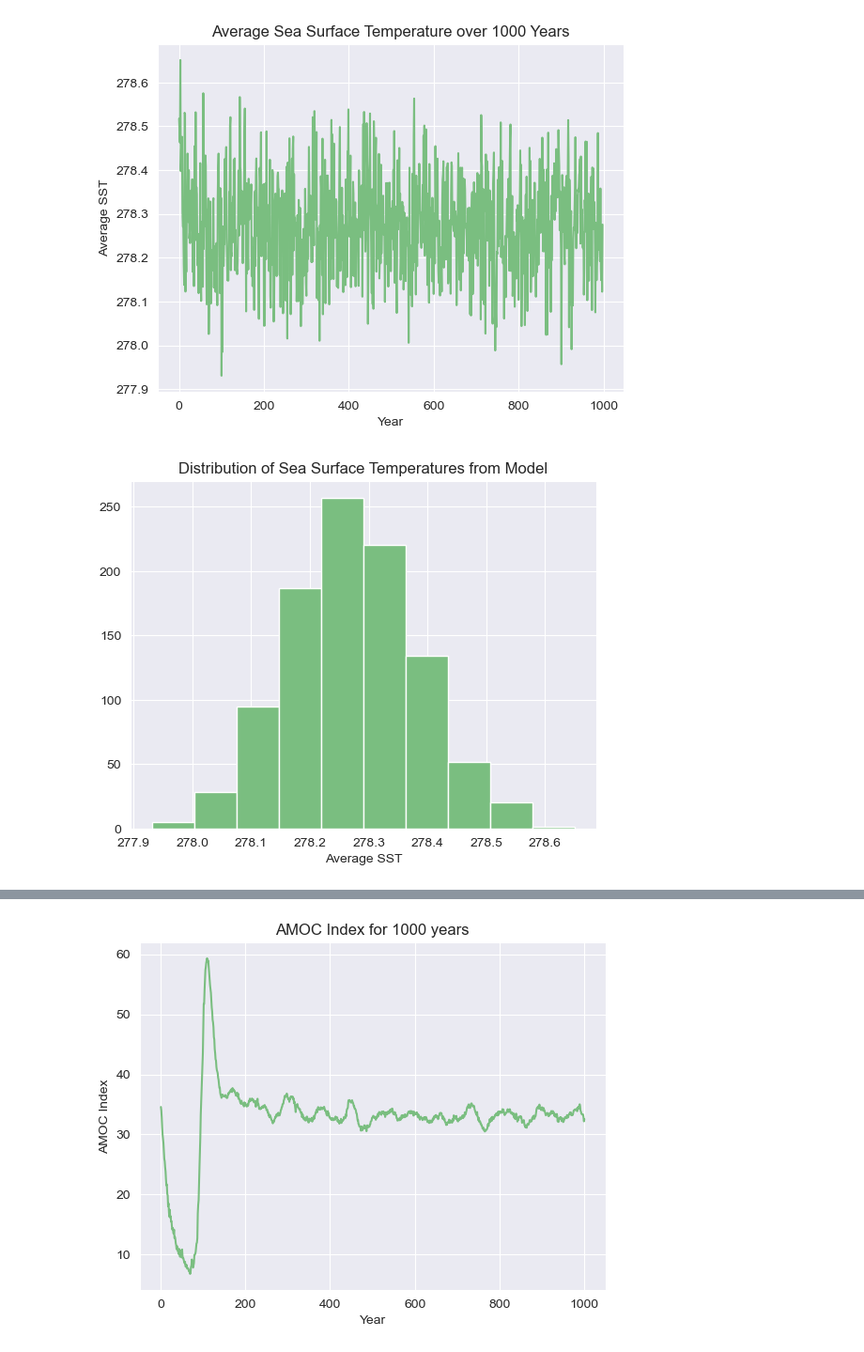
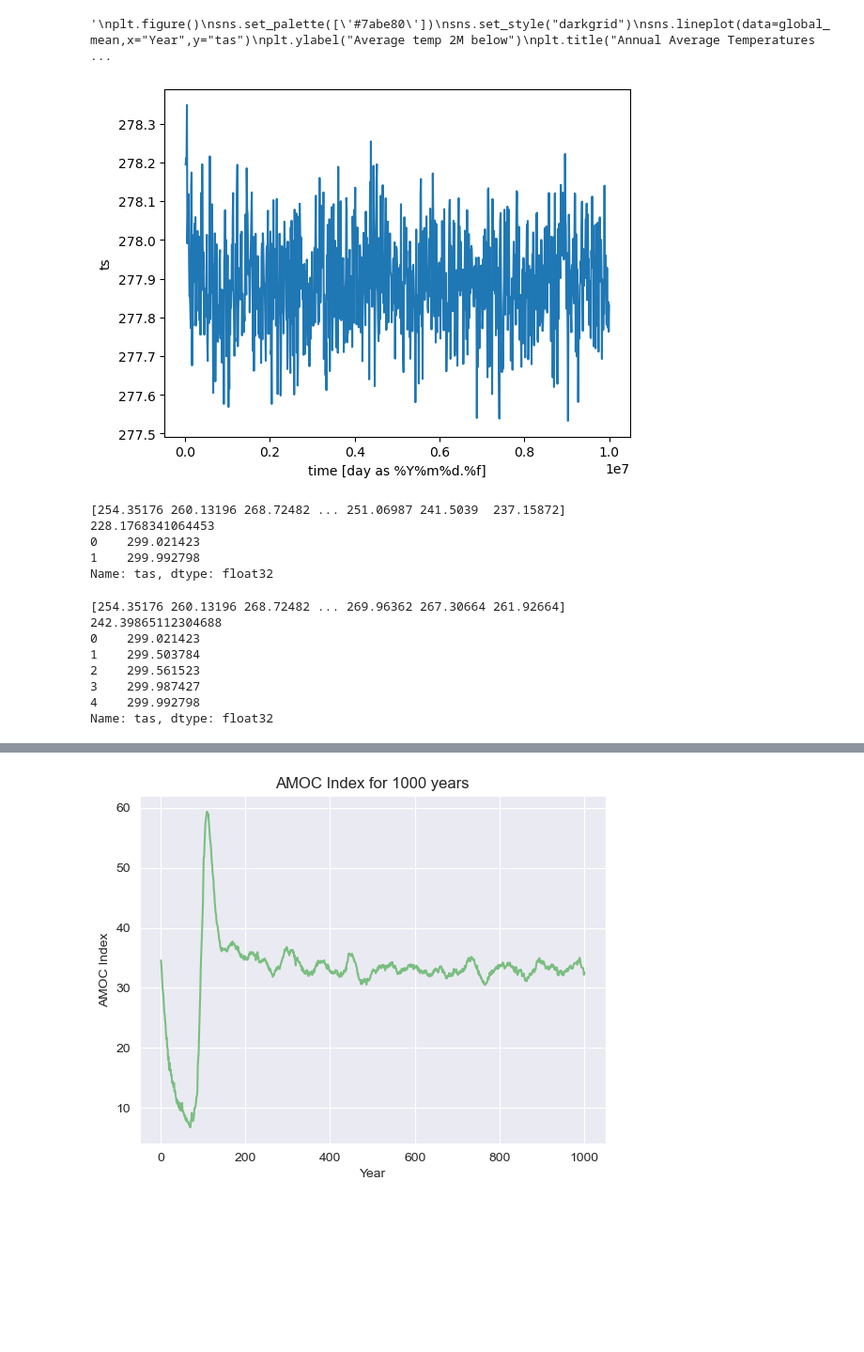
Before and after one commit to amethystaurora-robo/control_run_analysis, a Jupyter notebook: amoc_analysis.ipynb, the cells around one changed output, grey strips where cells are left out. Shown: that part at 94% size. Cells and saved outputs as stored; diff of their text form; code cells hidden in the pictures; blank space fills up the shorter version.

```diff
--- a/amoc_analysis.ipynb
+++ b/amoc_analysis.ipynb
@@ -6,30 +7,61 @@ import seaborn as sns
 import matplotlib.pyplot as plt
 # %%
 amoc=pd.read_csv('amoc_averaged.txt')
-sst_annual = xr.open_dataset('tas_annual_control_redo.nc')
+sst_annual = xr.open_dataset('tas_annual.nc')
+st_annual = xr.open_dataset('ts_annual.nc')
 # %%
-sst = sst_annual.to_dataframe().reset_index()
 #global mean
-global_mean = sst.groupby('time')['tas'].mean().reset_index()
+global_mean = sst_annual.tas.mean(['lat','lon'])
+st_mean = st_annual.ts.mean(['lat','lon'])
 #change to years instead of time intervals
-global_mean['Year'] = list(range(0,999))
+#global_mean['Year'] = list(range(0,999))
+#st_mean['Year'] = list(range(0,999))
 
+#global_mean.plot()
+st_mean.plot()
+
+'''
 plt.figure()
+sns.set_palette(['#7abe80'])
 sns.set_style("darkgrid")
-
 sns.lineplot(data=global_mean,x="Year",y="tas")
-plt.ylabel("Average SST")
-plt.title("Average Sea Surface Temperature over 1000 Years")
+plt.ylabel("Average temp 2M below")
+plt.title("Annual Average Temperatures 2M Below Sea Surface over 1000 Years")
 global_mean.head()
 #plt.show()
-plt.savefig("lineplot_sst.png")
+plt.savefig("lineplot_tas.png")
 
 plt.figure()
 plt.hist(global_mean["tas"])
-plt.title("Distribution of Sea Surface Temperatures from Model")
-plt.xlabel("Average SST")
+plt.title("Distribution of Temperatures 2m Below Sea Surface")
+plt.xlabel("Average temp 2M below")
 #plt.show()
-plt.savefig("histplot_sst.png")
+plt.savefig("histplot_tas.png")
+'''
 # %% [output]
+'\nplt.figure()\nsns.set_palette([\'#7abe80\'])\nsns.set_style("darkgrid")\nsns.lineplot(data=global_mean,x="Year",y="tas")\nplt.ylabel("Average temp 2M below")\nplt.title("Annual Average Temperatures ...
-[figure, old version]
+[figure, new version]
-[figure, removed]
+# %%
+print(sst_n['tas'].unique())
+print(np.min(sst_n['tas']))
+print(sst_n['tas'].mode())
+#sst_n.head()
+# %% [output]
+[254.35176 260.13196 268.72482 ... 251.06987 241.5039  237.15872]
+228.1768341064453
+0    299.021423
+1    299.992798
+Name: tas, dtype: float32
+# %%
+print(sst_ocean['tas'].unique())
+print(np.min(sst_ocean['tas']))
+print(sst_ocean['tas'].mode())
+# %% [output]
+[254.35176 260.13196 268.72482 ... 269.96362 267.30664 261.92664]
+242.39865112304688
+0    299.021423
+1    299.503784
+2    299.561523
+3    299.987427
+4    299.992798
+Name: tas, dtype: float32
```
Also changed, not shown: parts of 2 cells of this notebook.
